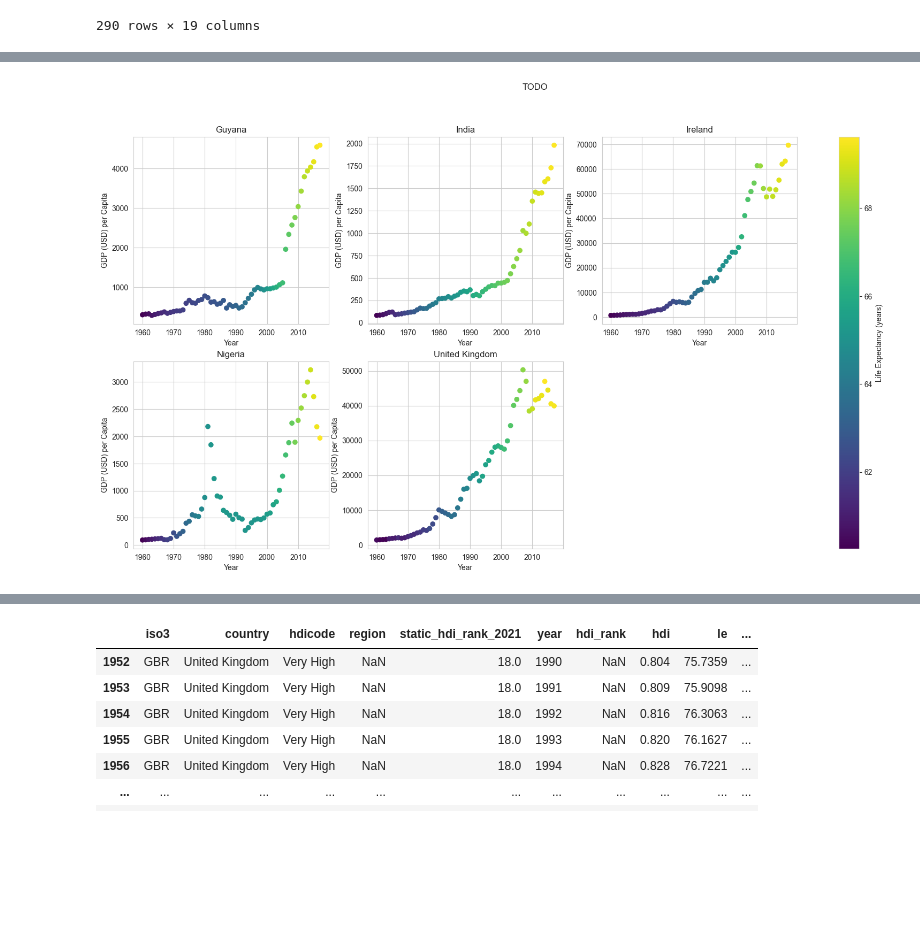
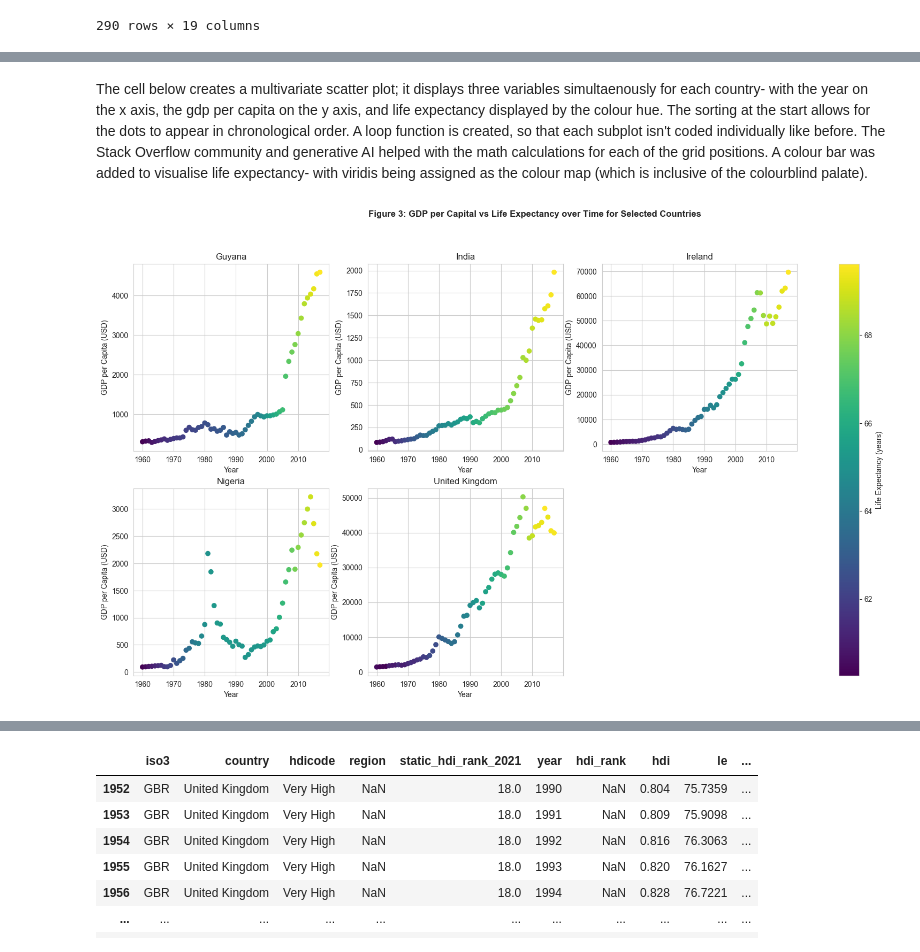
Before and after one commit to Karthaveerya-Kadiyala/MN5813_individual_final_project, a Jupyter notebook: 2601139_MN5813_Individual_Project.ipynb, the cells around one changed output, grey strips where cells are left out. Drawn from its saved outputs; the diff is of its cells as text; code cells hidden in the pictures; blank space fills up the shorter version.

```diff
--- a/2601139_MN5813_Individual_Project.ipynb
+++ b/2601139_MN5813_Individual_Project.ipynb
@@ -564,9 +528,6 @@ wb
 
 
 def reorder_columns(df, position_to, position_from=-1):
-    """
-    Take in a dataframe and an index, `position_to`. Use this to reorder the columns
-    """
     columns = list(df.columns)
     column_to_move = columns.pop(position_from)
     columns.insert(position_to, column_to_move)
@@ -862,39 +816,46 @@ plt.show()
+# %% [markdown]
+The cell below creates a multivariate scatter plot; it displays three variables simultaenously for each country- with the year on the x axis, the gdp per capita on the y axis, and life expectancy displayed by the colour hue. The sorting at the start allows for the dots to appear in chronological order. A loop function is created, so that each subplot isn't coded individually like before. The Stack Overflow community and generative AI helped with the math calculations for each of the grid positions. A colour bar was added to visualise life expectancy- with viridis being assigned as the colour map (which is inclusive of the colourblind palate).
 # %%
-# Scatterplot: GDP per capita vs life expectancy
-
 gdp_le = wb_filtered.sort_values(["Country Name", "year"])
 
 width = 3
 i = 0
 
 fig, ax = plt.subplots(2, 3, figsize=(20, 10))
 
 cbar_vars = []
 
 for j, country in enumerate(gdp_le["Country Name"].unique()):
     if j >= width and j % width < 1:
         i += 1
 
     temp = gdp_le[gdp_le["Country Name"] == country]
 
     cbar_vars.append(
         ax[i, j % width].scatter(
             temp["year"],
             temp["GDP per capita (USD)"],
             c=temp["Life expectancy at birth (years)"],
             cmap="viridis",
         )
     )
     ax[i, j % width].set_xlabel("Year")
-    ax[i, j % width].set_ylabel("GDP (USD) per Capita")
+    ax[i, j % width].set_ylabel("GDP per Capita (USD)")
     ax[i, j % width].set_title(f"{country}")
 
 fig.delaxes(ax[i, j % width + 1])
 
-plt.suptitle("TODO")  # TODO
+plt.suptitle(
+    "Figure 3: GDP per Capital vs Life Expectancy over Time for Selected Countries",
+    fontweight="bold",
+)
 cbar = plt.colorbar(cbar_vars[0], ax=ax.ravel().tolist(), shrink=1)
 cbar.set_label("Life Expectancy (years)")
 
+plt.savefig(
+    "Figure 3: GDP per Capital vs Life Expectancy over Time for Selected Countries.png",
+    dpi=300,
+)
 plt.show()
 # %% [output]
-[figure, old version]
+[figure, new version]
```
Also changed, not shown: parts of 86 cells of this notebook, 7 other files.
